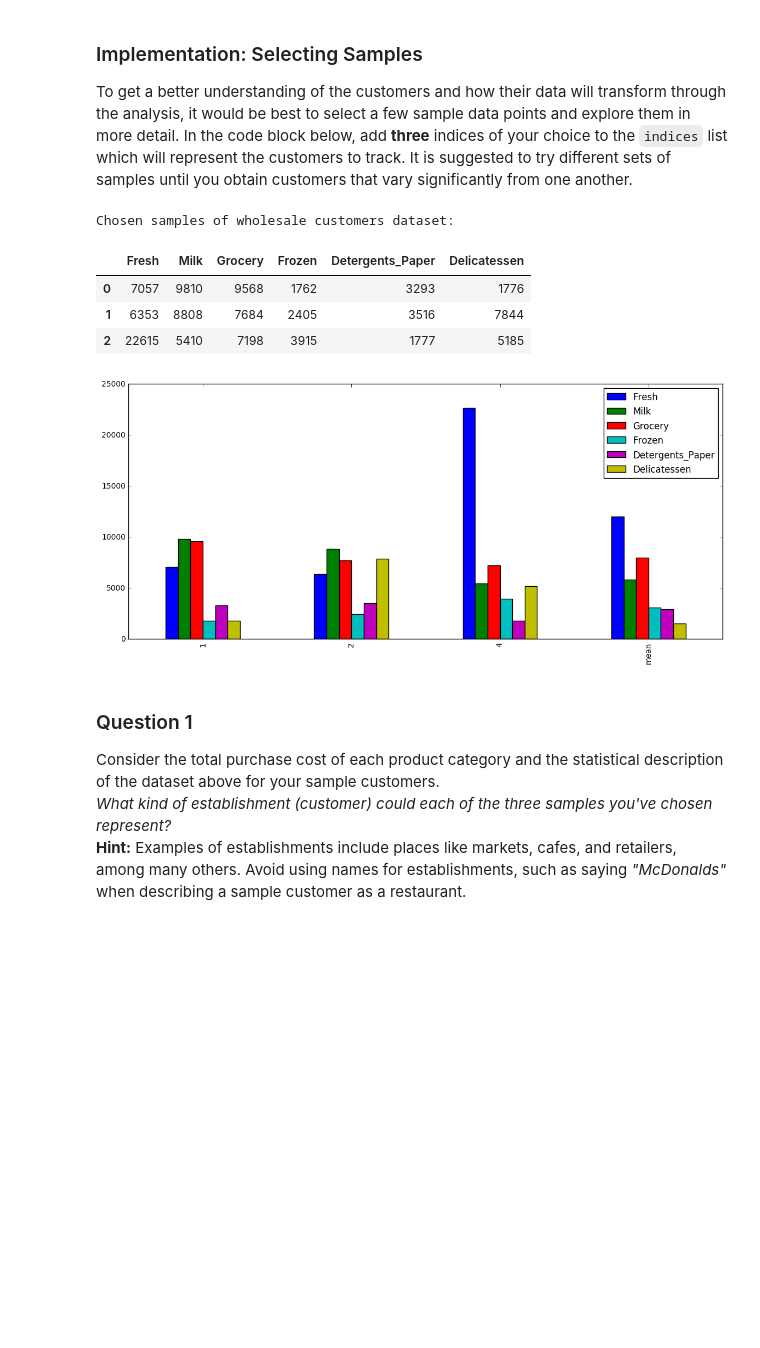
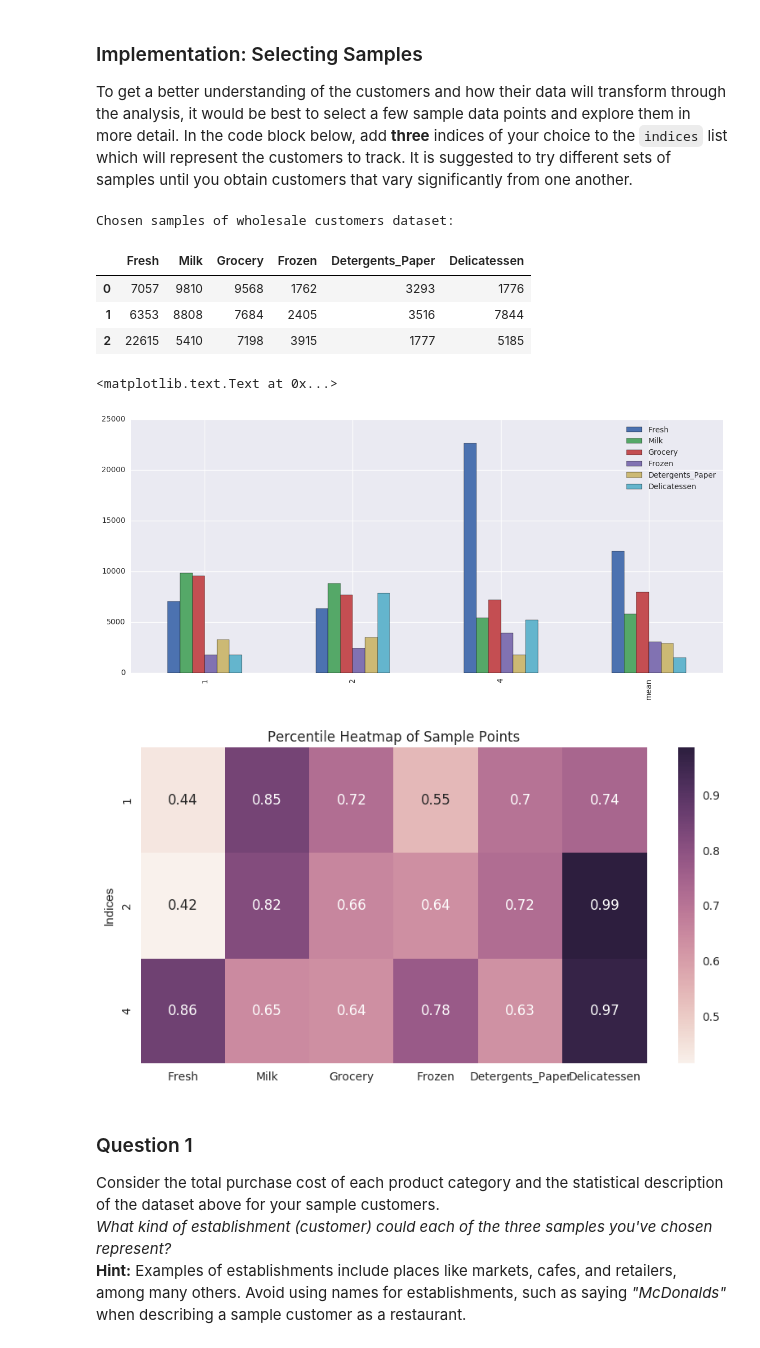
Before and after one commit to SashimiFish/Udacity, a Jupyter notebook: customer_segments/customer_segments.ipynb, the cells around one changed output. Cells and saved outputs as stored; diff of their text form; code cells hidden in the pictures; blank space fills up the shorter version.

```diff
--- a/customer_segments/customer_segments.ipynb
+++ b/customer_segments/customer_segments.ipynb
@@ -63,22 +63,32 @@ To get a better understanding of the customers and how their data will transform
 # %%
 # TODO: Select three indices of your choice you wish to sample from the dataset
 indices = [1,2,4]
 
 # Create a DataFrame of the chosen samples
 samples = pd.DataFrame(data.loc[indices], columns = data.keys()).reset_index(drop = True)
 print "Chosen samples of wholesale customers dataset:"
 display(samples)
 
 samples_bar = samples.append(data.describe().loc['mean'])
 samples_bar.index = indices + ['mean']
 _ = samples_bar.plot(kind='bar', figsize=(14,6))
+
+import seaborn as sns
+import matplotlib.pyplot as plt
+
+plt.figure(figsize=(10,5))
+sns.heatmap(data.rank(pct=True).iloc[indices], annot=True)
+plt.title('Percentile Heatmap of Sample Points')
+plt.ylabel('Indices')
 # %% [output]
 Chosen samples of wholesale customers dataset:
 |  | Fresh | Milk | Grocery | Frozen | Detergents_Paper | Delicatessen |
 | 0 | 7057 | 9810 | 9568 | 1762 | 3293 | 1776 |
 | 1 | 6353 | 8808 | 7684 | 2405 | 3516 | 7844 |
 | 2 | 22615 | 5410 | 7198 | 3915 | 1777 | 5185 |
+<matplotlib.text.Text at 0x...>
-[figure, old version]
+[figure, new version]
+[figure, added]
 # %% [markdown]
 ### Question 1
 Consider the total purchase cost of each product category and the statistical description of the dataset above for your sample customers.
```
Also changed, not shown: parts of 10 cells of this notebook, 1 other file.
